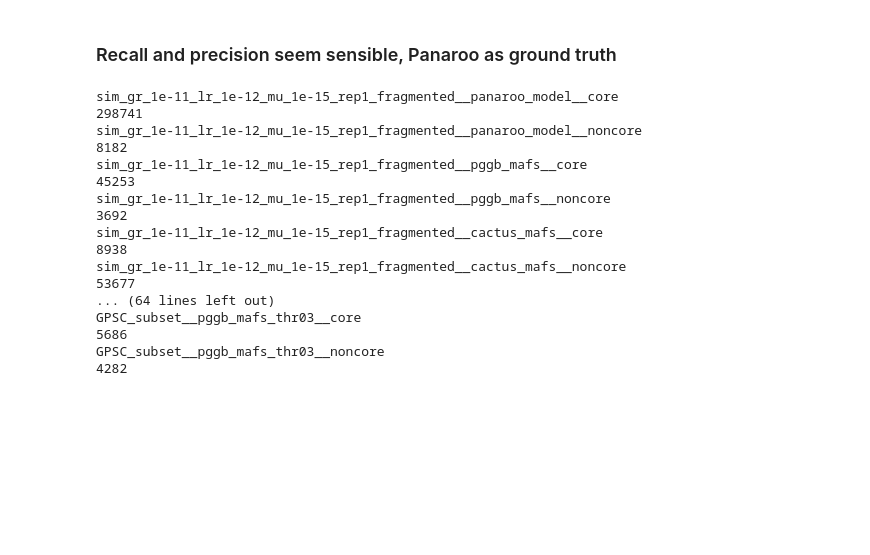
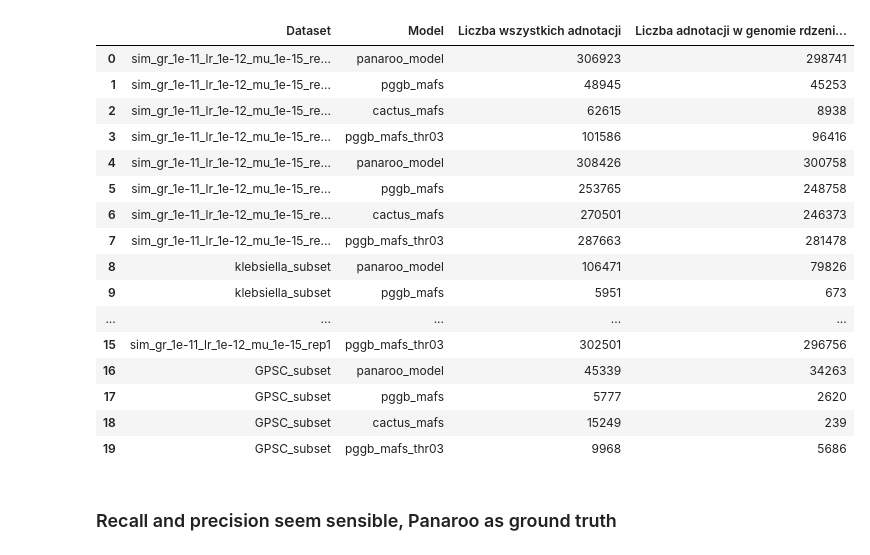
Before and after one commit to pampuchpampuch/pangenome_tools, a Jupyter notebook: notebooks/results_summary/core_comparison.ipynb, the cells around one changed output. Saved outputs shown, nothing was run; the diff lists cells and outputs as text; code cells hidden in the pictures; blank space fills up the shorter version.

```diff
--- a/notebooks/results_summary/core_comparison.ipynb
+++ b/notebooks/results_summary/core_comparison.ipynb
@@ -221,0 +314,7 @@ for dataset, models in cores_summaries.items():
+# %%
+old_res_dir = "/home/pampuch/studia/magisterka/core_summaries/"
+# %%
+old_cores_summaries = {}
+for dataset in os.listdir(os.path.join(old_res_dir, "panaroo_model")):
+    print(dataset)
+    old_cores_summaries[dataset] = summarise_dataset(dataset, old_res_dir)
@@ -221,0 +339,15 @@ for dataset, models in cores_summaries.items():
+# %%
+ann_n_old = {}
+df_old_cols = []
+df_col_names = ["Dataset", "Model", "Liczba wszystkich adnotacji", "Liczba adnotacji w genomie rdzeniowym"]
+for dataset, models in old_cores_summaries.items():
+    ann_n_old[dataset] = {}
+    for model, core_status in models.items():
+        ann_n_old[dataset][model] = {}
+        ann_all = len(core_status["core"]) + len(core_status["noncore"])
+
+        ann_n_old[dataset][model]["Liczba wszystkich adnotacji"] = ann_all
+        ann_n_old[dataset][model]["Liczba adnotacji w genomie rdzeniowym"] = len(core_status["core"])
+        df_old_cols.append([dataset, model,ann_all, len(core_status["core"])])
+
+print(ann_n_old)
@@ -221,0 +376,22 @@ for dataset, models in cores_summaries.items():
+# %%
+df_basic_old = pd.DataFrame(columns=df_col_names, data=df_old_cols)
+# %%
+df_basic_old
+# %% [output]
+|  | Dataset | Model | Liczba wszystkich adnotacji | Liczba adnotacji w genomie rdzeni... |
+| 0 | sim_gr_1e-11_lr_1e-12_mu_1e-15_re... | panaroo_model | 306923 | 298741 |
+| 1 | sim_gr_1e-11_lr_1e-12_mu_1e-15_re... | pggb_mafs | 48945 | 45253 |
+| 2 | sim_gr_1e-11_lr_1e-12_mu_1e-15_re... | cactus_mafs | 62615 | 8938 |
+| 3 | sim_gr_1e-11_lr_1e-12_mu_1e-15_re... | pggb_mafs_thr03 | 101586 | 96416 |
+| 4 | sim_gr_1e-11_lr_1e-12_mu_1e-15_re... | panaroo_model | 308426 | 300758 |
+| 5 | sim_gr_1e-11_lr_1e-12_mu_1e-15_re... | pggb_mafs | 253765 | 248758 |
+| 6 | sim_gr_1e-11_lr_1e-12_mu_1e-15_re... | cactus_mafs | 270501 | 246373 |
+| 7 | sim_gr_1e-11_lr_1e-12_mu_1e-15_re... | pggb_mafs_thr03 | 287663 | 281478 |
+| 8 | klebsiella_subset | panaroo_model | 106471 | 79826 |
+| 9 | klebsiella_subset | pggb_mafs | 5951 | 673 |
+| ... | ... | ... | ... | ... |
+| 15 | sim_gr_1e-11_lr_1e-12_mu_1e-15_rep1 | pggb_mafs_thr03 | 302501 | 296756 |
+| 16 | GPSC_subset | panaroo_model | 45339 | 34263 |
+| 17 | GPSC_subset | pggb_mafs | 5777 | 2620 |
+| 18 | GPSC_subset | cactus_mafs | 15249 | 239 |
+| 19 | GPSC_subset | pggb_mafs_thr03 | 9968 | 5686 |
@@ -222,26 +403,9 @@ for dataset, models in cores_summaries.items():
 # %% [markdown]
 ### Recall and precision seem sensible, Panaroo as ground truth
 # %%
+stats = {}
 for dataset, models in cores_summaries.items():
     for model, core_status in models.items():
         for core, cds in core_status.items():
             print(f"{dataset}__{model}__{core}")
             print(len(cds))
-# %% [output]
-sim_gr_1e-11_lr_1e-12_mu_1e-15_rep1_fragmented__panaroo_model__core
-298741
-sim_gr_1e-11_lr_1e-12_mu_1e-15_rep1_fragmented__panaroo_model__noncore
-8182
-sim_gr_1e-11_lr_1e-12_mu_1e-15_rep1_fragmented__pggb_mafs__core
-45253
-sim_gr_1e-11_lr_1e-12_mu_1e-15_rep1_fragmented__pggb_mafs__noncore
-3692
-sim_gr_1e-11_lr_1e-12_mu_1e-15_rep1_fragmented__cactus_mafs__core
-8938
-sim_gr_1e-11_lr_1e-12_mu_1e-15_rep1_fragmented__cactus_mafs__noncore
-53677
-... (64 lines left out)
-GPSC_subset__pggb_mafs_thr03__core
-5686
-GPSC_subset__pggb_mafs_thr03__noncore
-4282
```
Also changed, not shown: parts of 35 cells of this notebook, 9 other files.
